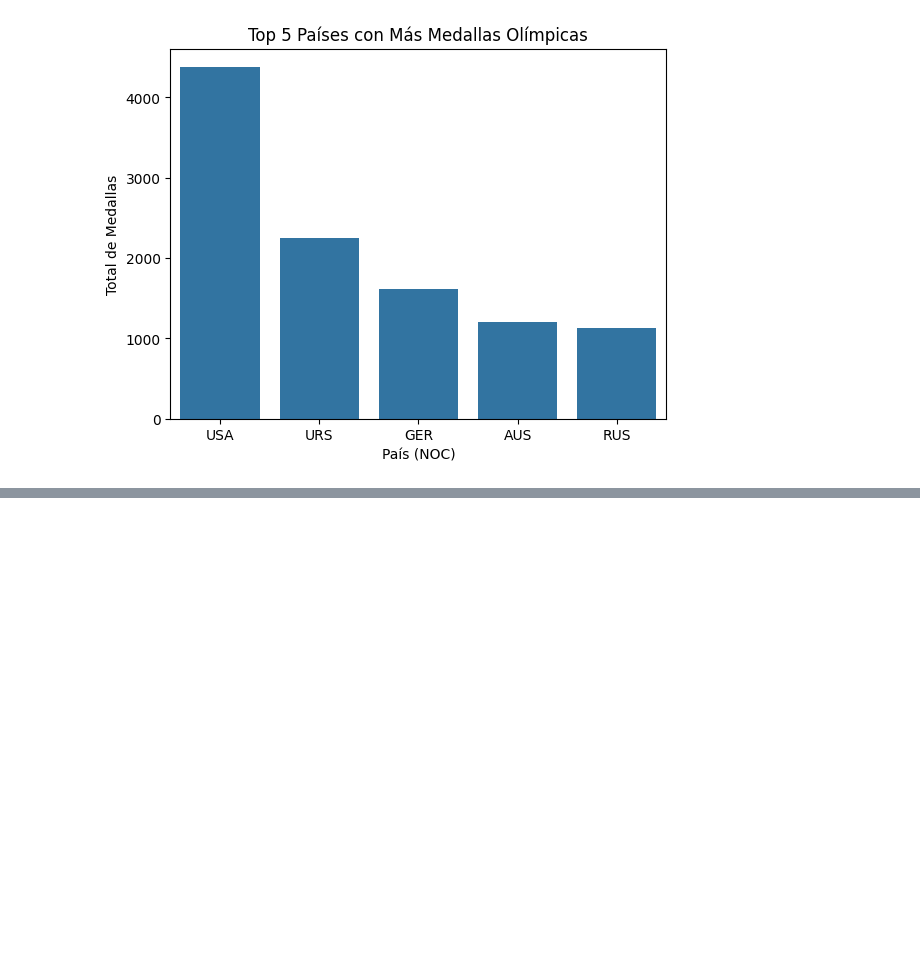
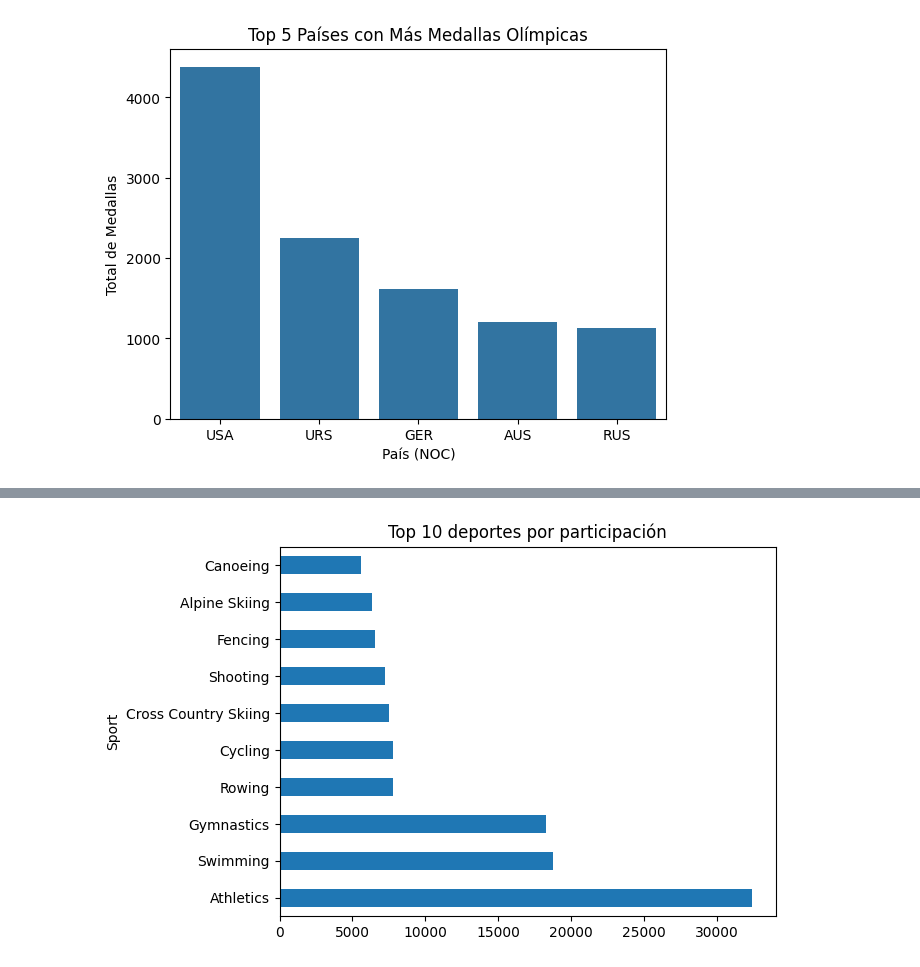
Before and after one commit to VIZ3NT04/model_ath, a Jupyter notebook: piton.ipynb, the cells around one changed output, grey strips where cells are left out. Drawn from its saved outputs; the diff is of its cells as text; code cells hidden in the pictures; blank space fills up the shorter version.

```diff
--- a/piton.ipynb
+++ b/piton.ipynb
@@ -209,0 +219,6 @@ plt.show()
+# %%
+df['Sport'].value_counts().head(10).plot(kind='barh')
+plt.title("Top 10 deportes por participación")
+plt.show()
+# %% [output]
+[figure, added]
```
Also changed, not shown: parts of 10 cells of this notebook.
